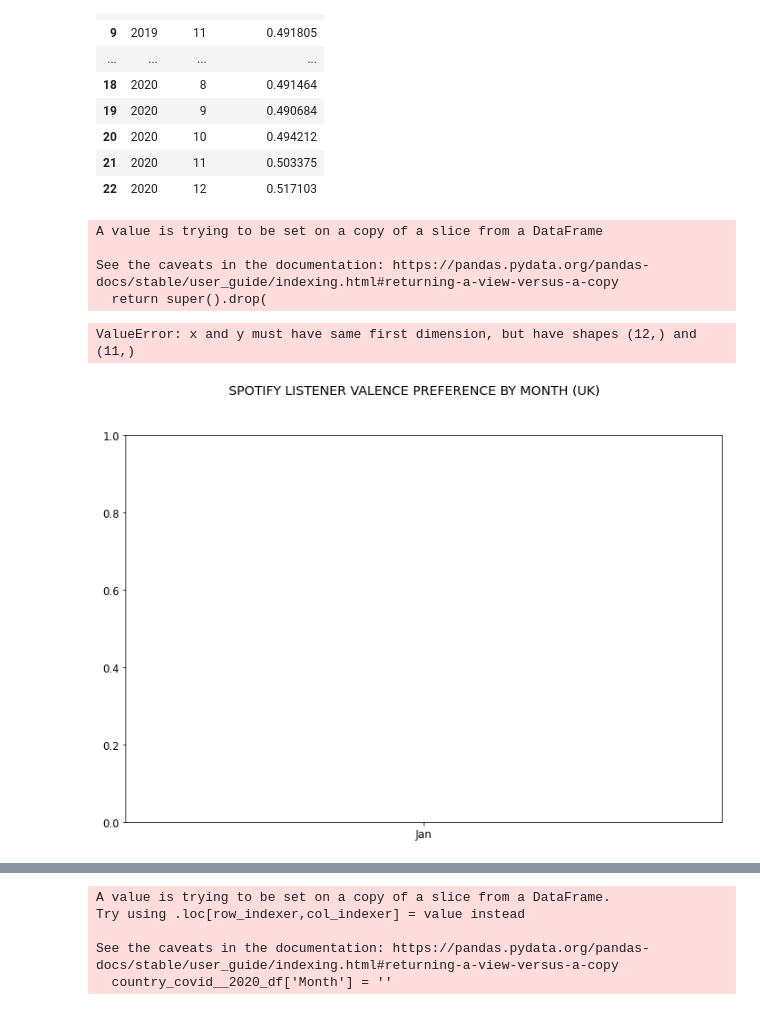
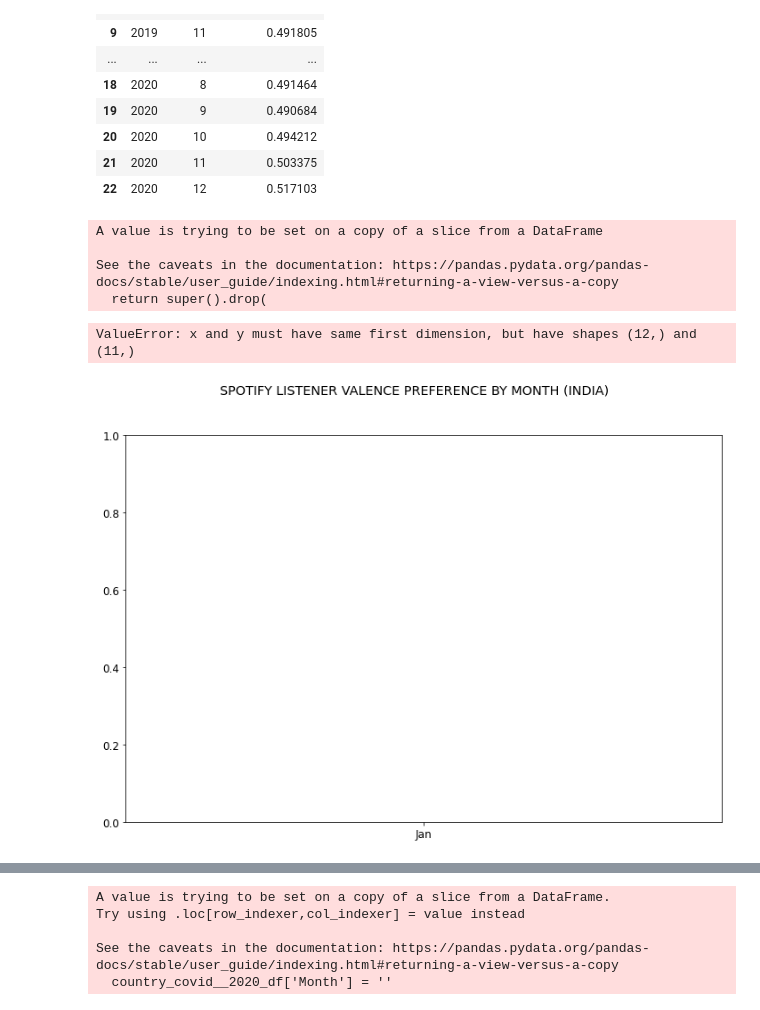
Before and after one commit to Yazz-01/sample, a Jupyter notebook: india_yazz/india.ipynb, the cells around one changed output, grey strips where cells are left out. Cells and saved outputs as stored; diff of their text form; code cells hidden in the pictures.

Commit message:
India finished

```diff
--- a/india_yazz/india.ipynb
+++ b/india_yazz/india.ipynb
@@ -273,35 +273,35 @@ plt.rc('axes', titlesize=20)
 
 valence_2019 = country_tracks_data_groupby[country_tracks_data_groupby['Year'] == 2019]
 
 valence_2020 = country_tracks_data_groupby[country_tracks_data_groupby['Year'] == 2020]
 valence_2020.drop('Year', inplace=True, axis=1)
 
 fig= plt.figure(figsize=(12,8))                                      # Set up figure size
-fig.suptitle('SPOTIFY LISTENER VALENCE PREFERENCE BY MONTH (UK)')         # Set up main title
+fig.suptitle('SPOTIFY LISTENER VALENCE PREFERENCE BY MONTH (INDIA)')         # Set up main title
 
 y_axis = valence_2019['Valence_Stream%']
 x_axis = ['Jan', 'Feb', 'Mar', 'Apr', 'May', 'Jun',                  # Set up x axis
           'Jul', 'Aug', 'Sep', 'Oct', 'Nov', 'Dec']
 
 plt.plot(x_axis, valence_2019['Valence_Stream%'], label="2019 Weighted Avg Valence", marker='o', color='darkred')  # Plot 2019
 plt.plot(x_axis, valence_2020['Valence_Stream%'], label="2020 Weighted Avg Valence", marker='o', color='steelblue')  # Plot 2020
 
 plt.xlabel('Months')                                                 # Set up axis titles
 plt.ylabel('Valence Score')
 
 plt.xlim(-0.75, len(x_axis)-0.25)                                    # Set up axis limits
 plt.ylim(0, 1)
 
 plt.legend()                                                         # Include the legend
 
 plt.show()
 # %% [output]
 A value is trying to be set on a copy of a slice from a DataFrame
 
 See the caveats in the documentation: https://pandas.pydata.org/pandas-docs/stable/user_guide/indexing.html#returning-a-view-versus-a-copy
   return super().drop(
 ValueError: x and y must have same first dimension, but have shapes (12,) and (11,)
-[figure, old version]
+[figure, new version]
 # %%
 # Compare valence scores with covide infection rate
 
```
Also changed, not shown: parts of 3 cells of this notebook, 3 other files.
